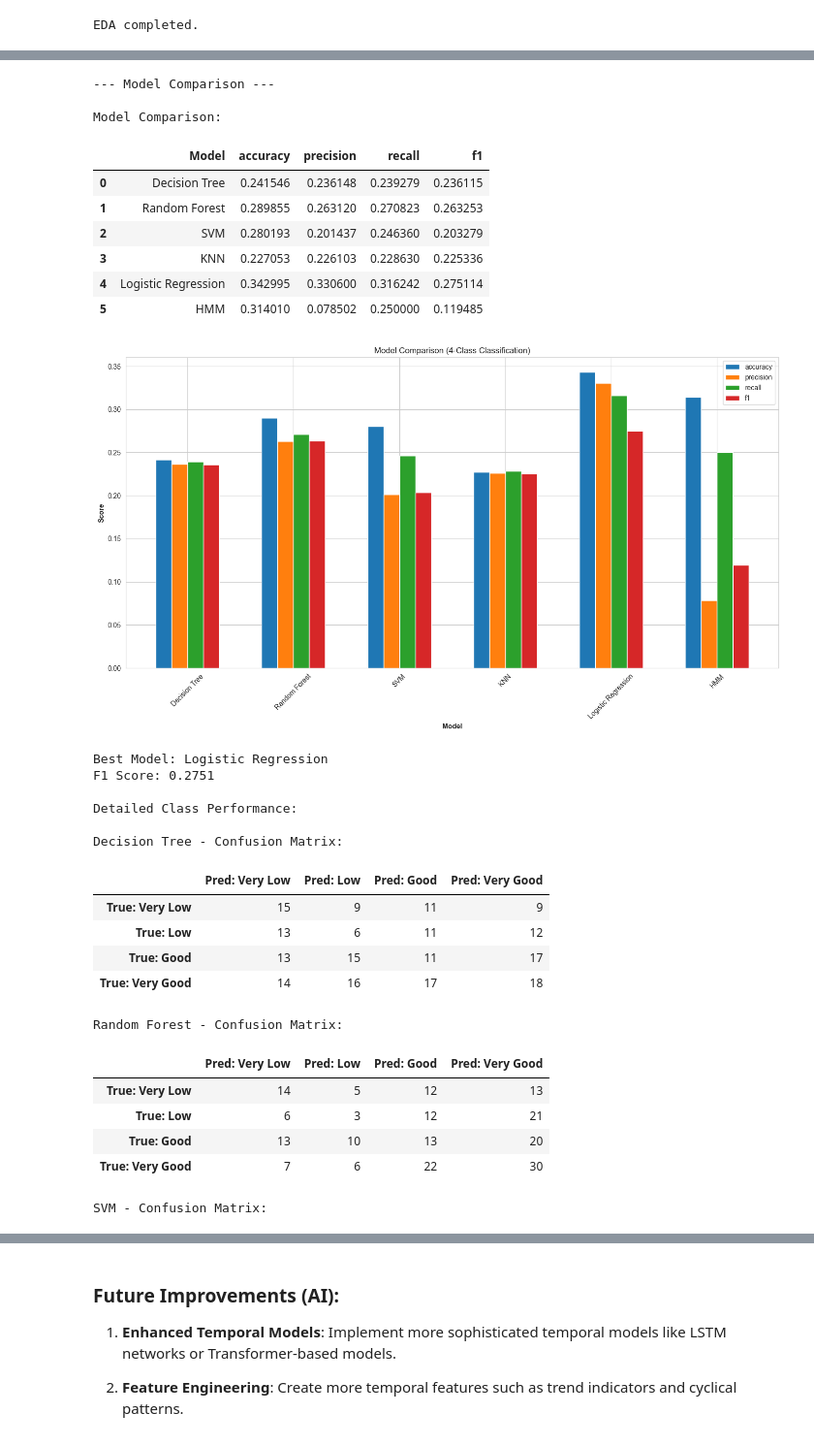
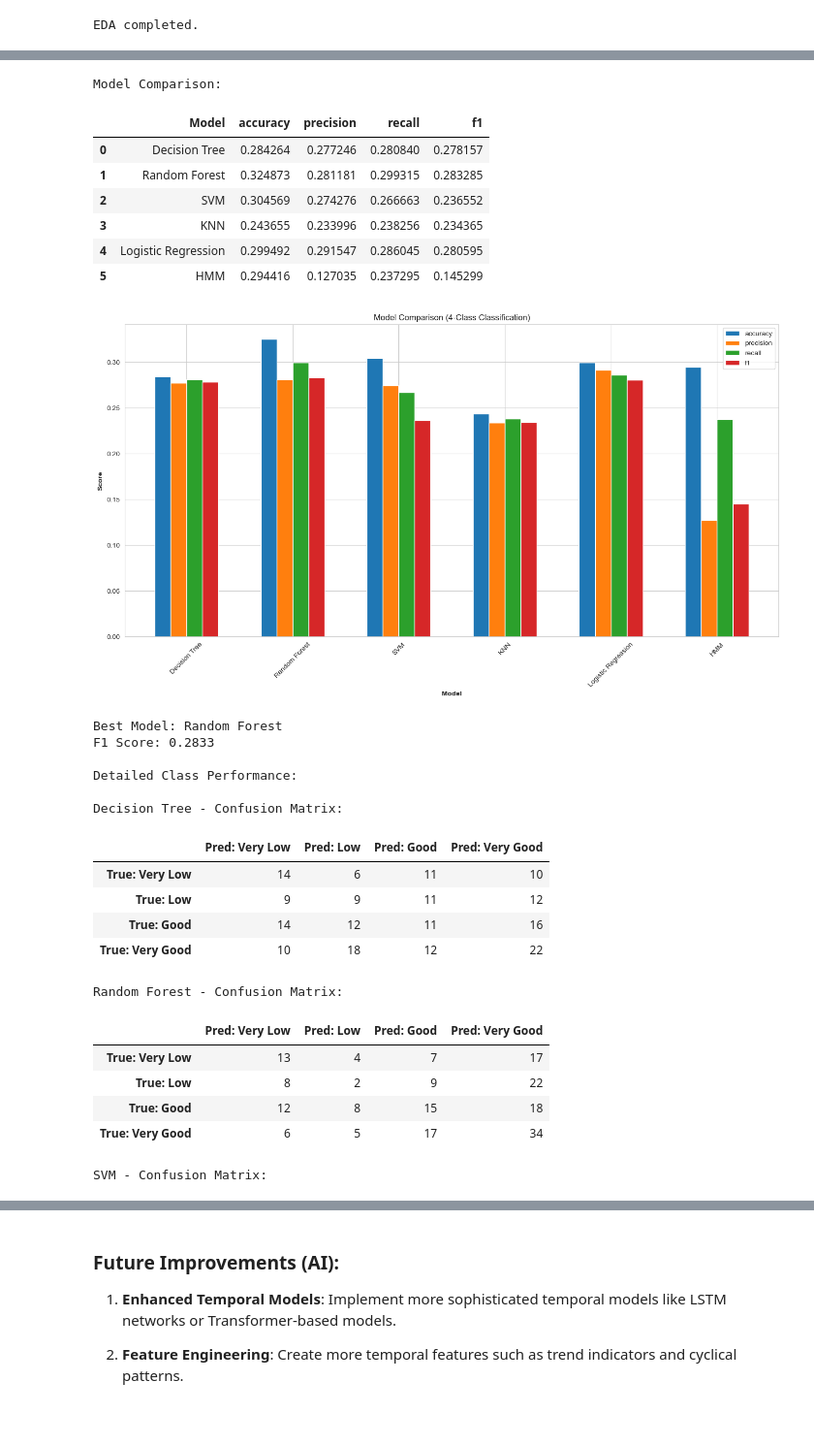
Before and after one commit to PietPjotr/DMT1, a Jupyter notebook: classification.ipynb, the cells around one changed output, grey strips where cells are left out. Shown at 97% size. Cells and saved outputs as stored; diff of their text form; code cells hidden in the pictures.

Commit message:
Sliding window

```diff
--- a/classification.ipynb
+++ b/classification.ipynb
@@ -161,0 +275,11 @@ EDA completed.
+# %%
+# Create features using a 3-day sliding window
+window_size = 3
+X_window, y_window, feature_names_window, user_ids_window, timestamps_window = create_sliding_window_features(
+    data, users, window_size=window_size
+)
+
+# Compare with single-day features
+print("\nComparison:")
+print(f"Single-day approach: {len(feature_names_window)} features per sample")
+print(f"{window_size}-day window approach: {len(feature_names_window)} features per sample")
@@ -378,8 +508,3 @@ def train_and_evaluate_models(X, y, feature_names, user_ids=None, timestamps=Non
             print(f"Skipping {name} model.")
 
     return results, X_train_scaled, y_train, X_test_scaled, y_test, user_ids_train, user_ids_test
-# %%
-# Train and evaluate standard classification models
-results, X_train_scaled, y_train, X_test_scaled, y_test, user_ids_train, user_ids_test = train_and_evaluate_models(
-    X, y, feature_names, user_ids, timestamps
-)
@@ -478,0 +511,5 @@ Classification Report:
+# %%
+# Train and evaluate models
+results, X_train_window_scaled, y_train_window, X_test_window_scaled, y_test_window, user_ids_train_window, user_ids_test_window = train_and_evaluate_models(
+    X_window, y_window, feature_names_window, user_ids_window, timestamps_window
+)
@@ -611,8 +741,9 @@ def train_hmm(X_train, y_train, X_test, y_test, user_ids_train, user_ids_test):
 # %%
 # Train Hidden Markov Model
 try:
-    hmm_results = train_hmm(X_train_scaled, y_train, X_test_scaled, y_test, user_ids_train, user_ids_test)
-    results['HMM'] = hmm_results
+    hmm_results = train_hmm(X_train_window_scaled, y_train_window, X_test_window_scaled, y_test_window,
+                           user_ids_train_window, user_ids_test_window)
+    results_window['HMM'] = hmm_results
 except Exception as e:
     print(f"Error training HMM: {str(e)}")
     print("Skipping HMM model.")
@@ -676,59 +805,57 @@ def compare_models(results):
     plt.xticks(r + barWidth * (len(metrics) - 1) / 2, model_names, rotation=45)
     plt.legend()
     plt.tight_layout()
     plt.savefig("./plots/model_comparison_4class.png")
     plt.show()
 
     # Find the best model based on F1 score
     best_model_idx = comparison_df['f1'].idxmax()
     best_model_name = comparison_df.loc[best_model_idx, 'Model']
     best_model = results[best_model_name]['model']
 
     print(f"\nBest Model: {best_model_name}")
     print(f"F1 Score: {results[best_model_name]['f1']:.4f}")
 
     # Create a more detailed comparison focusing on per-class performance
     print("\nDetailed Class Performance:")
     for name in model_names:
         print(f"\n{name} - Confusion Matrix:")
         display(pd.DataFrame(
             results[name]['confusion_matrix'],
             columns=['Pred: Very Low', 'Pred: Low', 'Pred: Good', 'Pred: Very Good'],
             index=['True: Very Low', 'True: Low', 'True: Good', 'True: Very Good']
         ))
 
     return best_model_name, best_model
 
 # Compare models and find the best one
-best_model_name, best_model = compare_models(results)
+best_model_name, best_model = compare_models(results_window)
 # %% [output]
---- Model Comparison ---
-
 Model Comparison:
 |  | Model | accuracy | precision | recall | f1 |
-| 0 | Decision Tree | 0.241546 | 0.236148 | 0.239279 | 0.236115 |
-| 1 | Random Forest | 0.289855 | 0.263120 | 0.270823 | 0.263253 |
-| 2 | SVM | 0.280193 | 0.201437 | 0.246360 | 0.203279 |
-| 3 | KNN | 0.227053 | 0.226103 | 0.228630 | 0.225336 |
-| 4 | Logistic Regression | 0.342995 | 0.330600 | 0.316242 | 0.275114 |
-| 5 | HMM | 0.314010 | 0.078502 | 0.250000 | 0.119485 |
+| 0 | Decision Tree | 0.284264 | 0.277246 | 0.280840 | 0.278157 |
+| 1 | Random Forest | 0.324873 | 0.281181 | 0.299315 | 0.283285 |
+| 2 | SVM | 0.304569 | 0.274276 | 0.266663 | 0.236552 |
+| 3 | KNN | 0.243655 | 0.233996 | 0.238256 | 0.234365 |
+| 4 | Logistic Regression | 0.299492 | 0.291547 | 0.286045 | 0.280595 |
+| 5 | HMM | 0.294416 | 0.127035 | 0.237295 | 0.145299 |
-[figure, old version]
+[figure, new version]
-Best Model: Logistic Regression
-F1 Score: 0.2751
+Best Model: Random Forest
+F1 Score: 0.2833
 
 Detailed Class Performance:
 
 Decision Tree - Confusion Matrix:
 |  | Pred: Very Low | Pred: Low | Pred: Good | Pred: Very Good |
-| True: Very Low | 15 | 9 | 11 | 9 |
-| True: Low | 13 | 6 | 11 | 12 |
-| True: Good | 13 | 15 | 11 | 17 |
-| True: Very Good | 14 | 16 | 17 | 18 |
+| True: Very Low | 14 | 6 | 11 | 10 |
+| True: Low | 9 | 9 | 11 | 12 |
+| True: Good | 14 | 12 | 11 | 16 |
+| True: Very Good | 10 | 18 | 12 | 22 |
 Random Forest - Confusion Matrix:
 |  | Pred: Very Low | Pred: Low | Pred: Good | Pred: Very Good |
-| True: Very Low | 14 | 5 | 12 | 13 |
-| True: Low | 6 | 3 | 12 | 21 |
-| True: Good | 13 | 10 | 13 | 20 |
-| True: Very Good | 7 | 6 | 22 | 30 |
+| True: Very Low | 13 | 4 | 7 | 17 |
+| True: Low | 8 | 2 | 9 | 22 |
+| True: Good | 12 | 8 | 15 | 18 |
+| True: Very Good | 6 | 5 | 17 | 34 |
 SVM - Confusion Matrix:
 |  | Pred: Very Low | Pred: Low | Pred: Good | Pred: Very Good |
```
Also changed, not shown: parts of 10 cells of this notebook, 15 other files.
